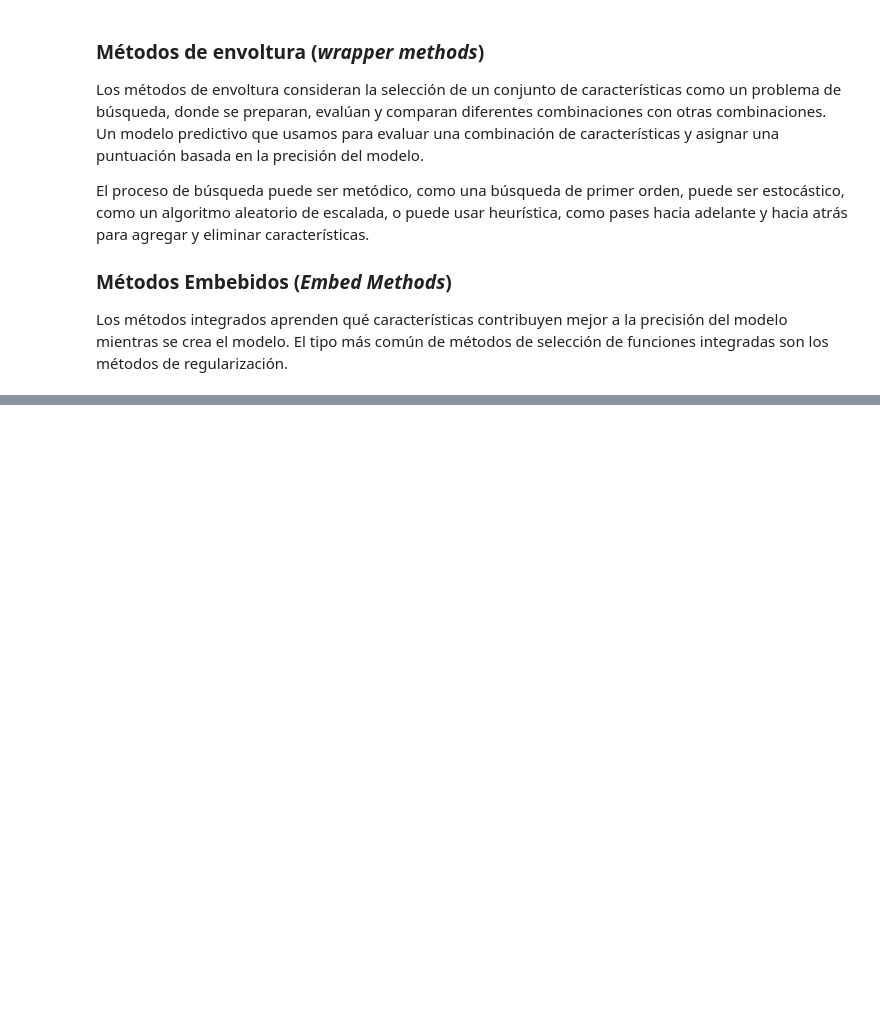
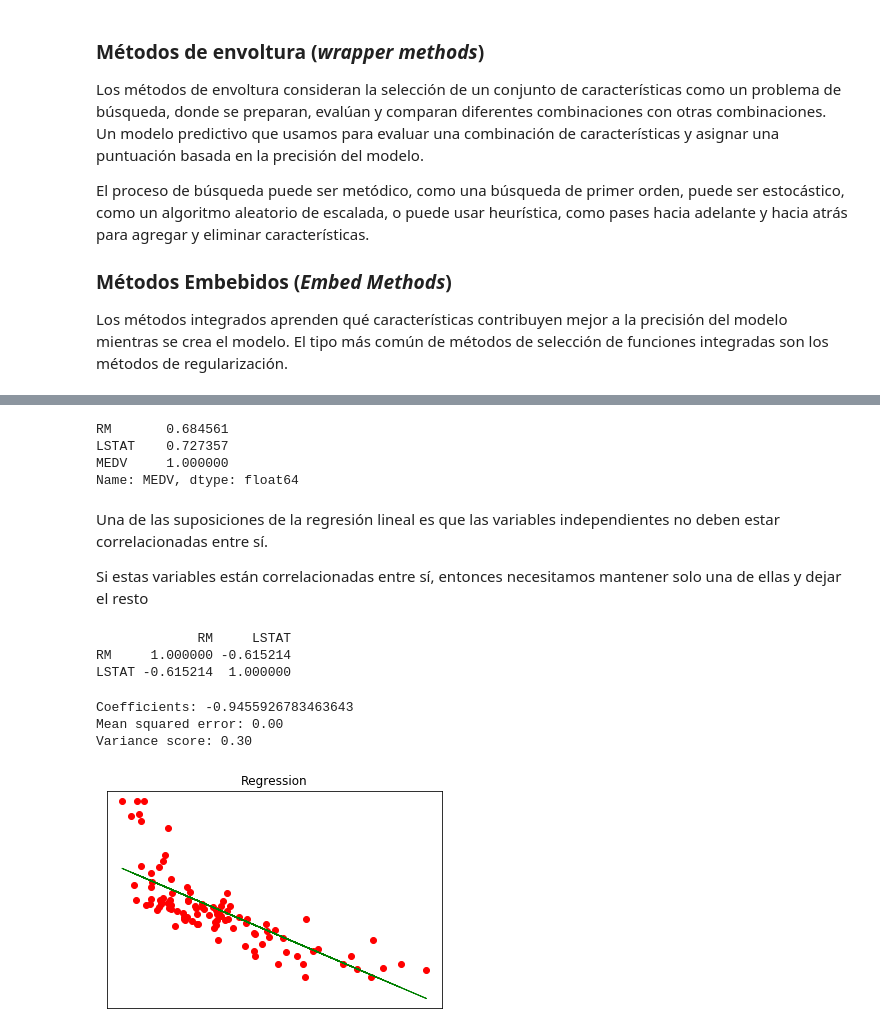
Before and after one commit to bmalcover/ml2019, a Jupyter notebook: 04_Selección_de_caracteristicas.ipynb, the cells around one changed output, grey strips where cells are left out. Drawn from its saved outputs; the diff is of its cells as text; code cells hidden in the pictures; blank space fills up the shorter version.

```diff
--- a/04_Selección_de_caracteristicas.ipynb
+++ b/04_Selección_de_caracteristicas.ipynb
@@ -29,0 +60,64 @@ Los métodos integrados aprenden qué características contribuyen mejor a la pr
+# %%
+#Correlation with output variable
+cor_target = abs(cor["MEDV"])
+relevant_features = cor_target[cor_target>=0.5]
+relevant_features
+# %% [output]
+RM       0.684561
+LSTAT    0.727357
+MEDV     1.000000
+Name: MEDV, dtype: float64
+# %% [markdown]
+Una de las suposiciones de la regresión lineal es que las variables independientes no deben estar correlacionadas entre sí.
+
+Si estas variables están correlacionadas entre sí, entonces necesitamos mantener solo una de ellas y dejar el resto
+# %%
+# df_filter = df[relevant_features.index.values]
+# plt.figure(figsize=(12,10))
+# cor = df_filter.corr()
+# sns.heatmap(abs(cor), annot=True, cmap=plt.cm.Reds)
+# plt.show()
+
+print(train[["RM","LSTAT"]].corr())
+# %% [output]
+             RM     LSTAT
+RM     1.000000 -0.615214
+LSTAT -0.615214  1.000000
+# %%
+# Create linear regression object
+regr = linear_model.LinearRegression()
+
+
+x_train = train.LSTAT.values.reshape(-1, 1)
+y_train = train.MEDV.values.reshape(-1, 1)
+
+x_test = test.LSTAT.values.reshape(-1, 1)
+y_test = test.MEDV.values.reshape(-1, 1)
+
+# Train the model using the training sets
+regr.fit(x_train, y_train)
+
+# Make predictions using the testing set
+y_pred = regr.predict(x_test)
+
+# The coefficients
+print('Coefficients:', str(regr.coef_[0][0]))
+# The mean squared error
+print("Mean squared error: %.2f" % mean_squared_error(x_test, x_test))
+# Explained variance score: 1 is perfect prediction
+print('Variance score: %.2f' % r2_score(y_pred, y_test))
+
+# Plot outputs
+plt.scatter(x_test, y_test,  color='red')
+plt.plot(x_test, y_pred, color='green', linewidth=1)
+plt.title("Regression")
+
+plt.xticks(())
+plt.yticks(())
+
+plt.show()
+# %% [output]
+Coefficients: -0.9455926783463643
+Mean squared error: 0.00
+Variance score: 0.30
+[figure, added]
```
Also changed, not shown: parts of 12 cells of this notebook.
